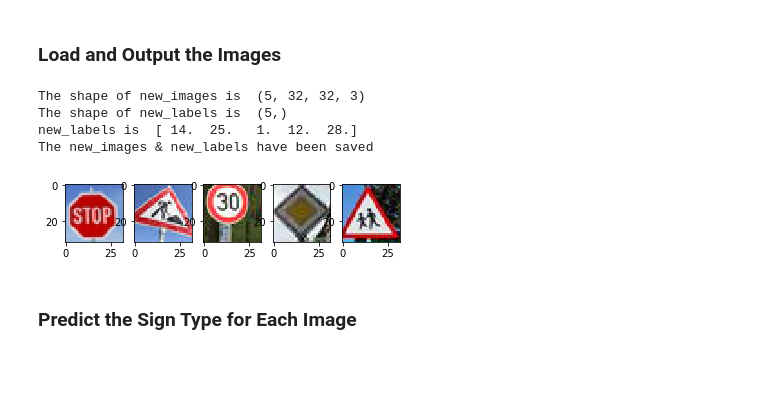
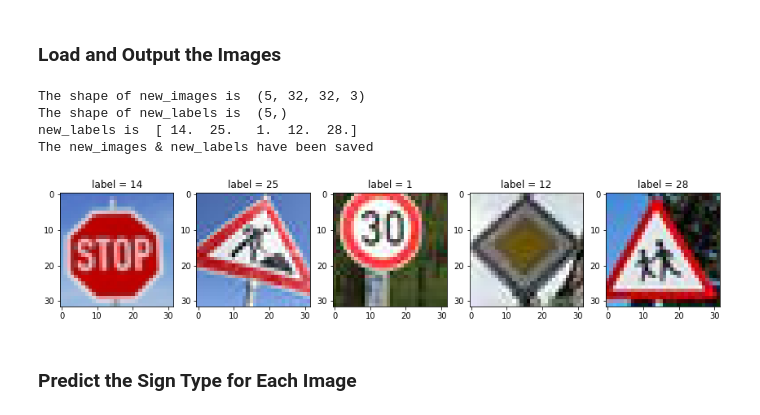
Before and after one commit to hotsuyuki/CarND-Traffic-Sign-Classifier-Project, a Jupyter notebook: Traffic_Sign_Classifier.ipynb, the cells around one changed output. Saved outputs shown, nothing was run; the diff lists cells and outputs as text; code cells hidden in the pictures; blank space fills up the shorter version.

```diff
--- a/Traffic_Sign_Classifier.ipynb
+++ b/Traffic_Sign_Classifier.ipynb
@@ -642,7 +654,7 @@ Model saved
 train_data = np.array([])
 valid_data = np.array([])
 
-file = './validation_data.txt'
+file = './EPOCHS_350_data.txt'
 with open(file, mode='r') as f:
     data = f.readlines()
     data = [tmp.strip() for tmp in data]
@@ -763,36 +775,38 @@ print("The shape of new_images is ", new_images.shape)
 
 
 ''' Load new labels from txt file '''
 file_name = './new_images/new_labels.txt'
 new_labels = np.array([])
 with open(file_name) as f:
     for line in f.readlines():
         for label in line.split():
              new_labels = np.append(new_labels, int(label))
 print("The shape of new_labels is ", new_labels.shape)
 print("new_labels is ",new_labels)
 
 
 ''' Output the new images '''
-fig, axs = plt.subplots(nrows=1, ncols=n_images)
+fig, axes = plt.subplots(nrows=1, ncols=n_images)
 for i in range(n_images):
-    axs[i].imshow(new_images[i])
+    axes[i].imshow(new_images[i])
+    axes[i].set_title("label = {}".format(int(new_labels[i])))
+fig.subplots_adjust(right=2)
 
 
 ''' Save the new images & new labels data '''
 new_images_file = './new_images.p'
 new_labels_file = './new_labels.p'
 with open(new_images_file, mode='wb') as f:
     pickle.dump(new_images, f)
 with open(new_labels_file, mode='wb') as f:
     pickle.dump(new_labels, f)
 print("The new_images & new_labels have been saved")
 # %% [output]
 The shape of new_images is  (5, 32, 32, 3)
 The shape of new_labels is  (5,)
 new_labels is  [ 14.  25.   1.  12.  28.]
 The new_images & new_labels have been saved
-[figure, old version]
+[figure, new version]
 # %% [markdown]
 ### Predict the Sign Type for Each Image
 # %%
```
Also changed, not shown: parts of 9 cells of this notebook, 1 other file.
